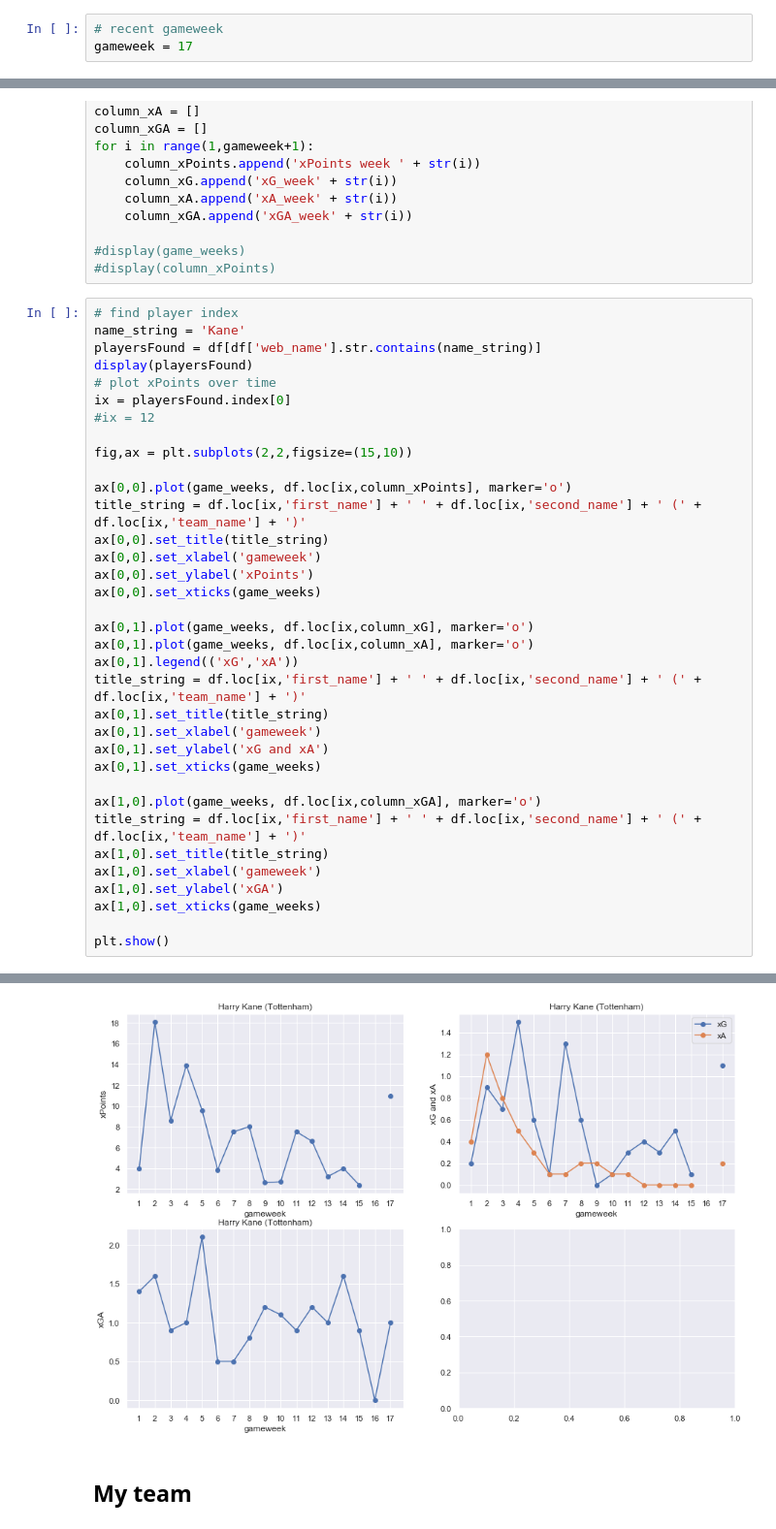
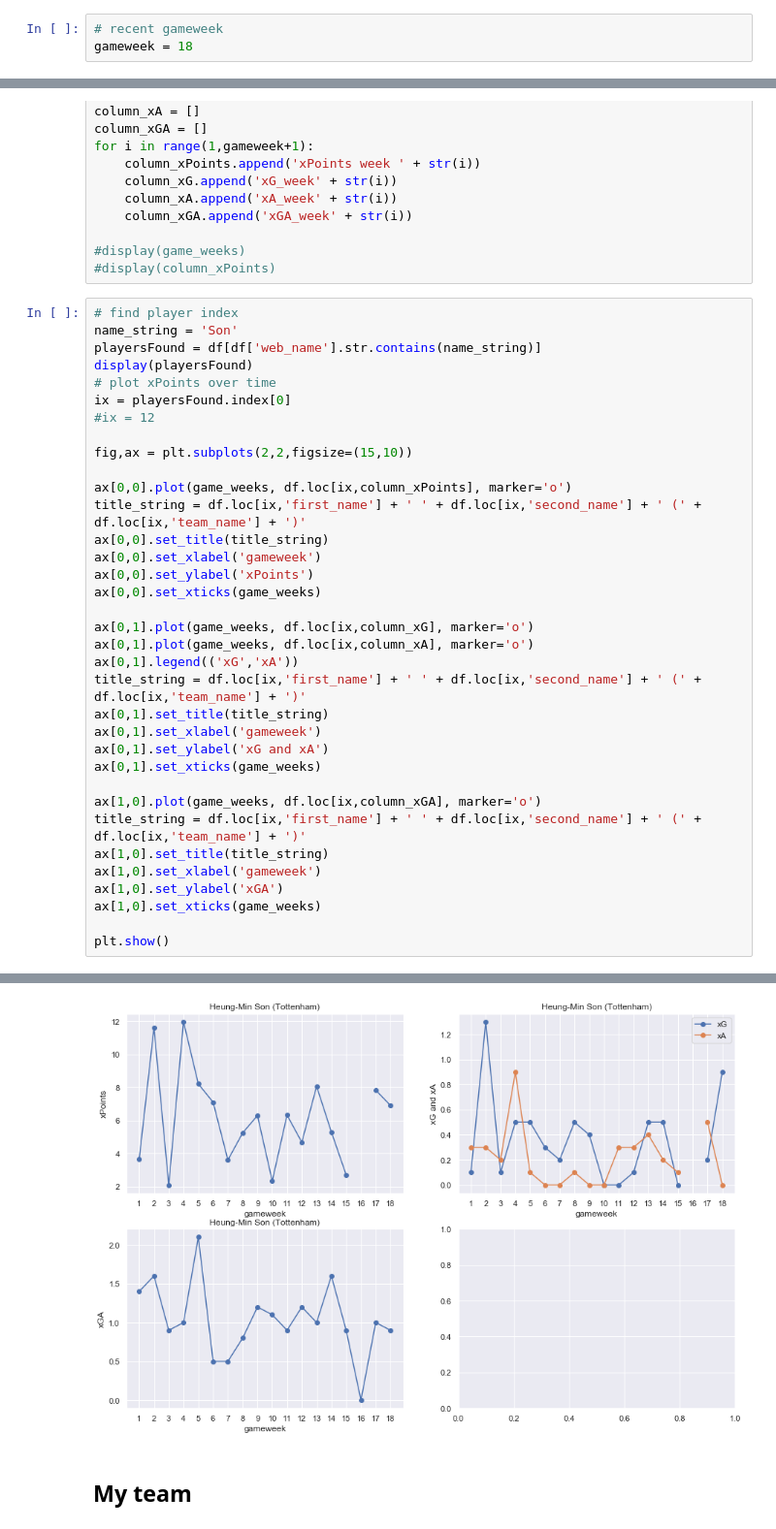
Before and after one commit to jaksticks/Fantasy-Premier-League, a Jupyter notebook: notebooks/playerEvaluation.ipynb, the cells around one changed output, grey strips where cells are left out. Shown at 97% size. Cells and saved outputs as stored; diff of their text form.

```diff
--- a/notebooks/playerEvaluation.ipynb
+++ b/notebooks/playerEvaluation.ipynb
@@ -4,7 +4,7 @@
 Here we compare players based on their adjusted points. Also, we calculate some useful metrics using the adjusted points to further evaluate player performance in FPL.
 # %%
 # recent gameweek
-gameweek = 17
+gameweek = 18
 # %%
 # import basic libraries
 import pandas as pd
@@ -302,7 +302,7 @@ for i in range(1,gameweek+1):
 #display(column_xPoints)
 # %%
 # find player index
-name_string = 'Kane'
+name_string = 'Son'
 playersFound = df[df['web_name'].str.contains(name_string)]
 display(playersFound)
 # plot xPoints over time
@@ -343,4 +343,4 @@ plt.show()
-[figure, old version]
+[figure, new version]
 # %% [markdown]
 ## My team
 # %%
```
Also changed, not shown: parts of 9 cells of this notebook, 9 other files.
